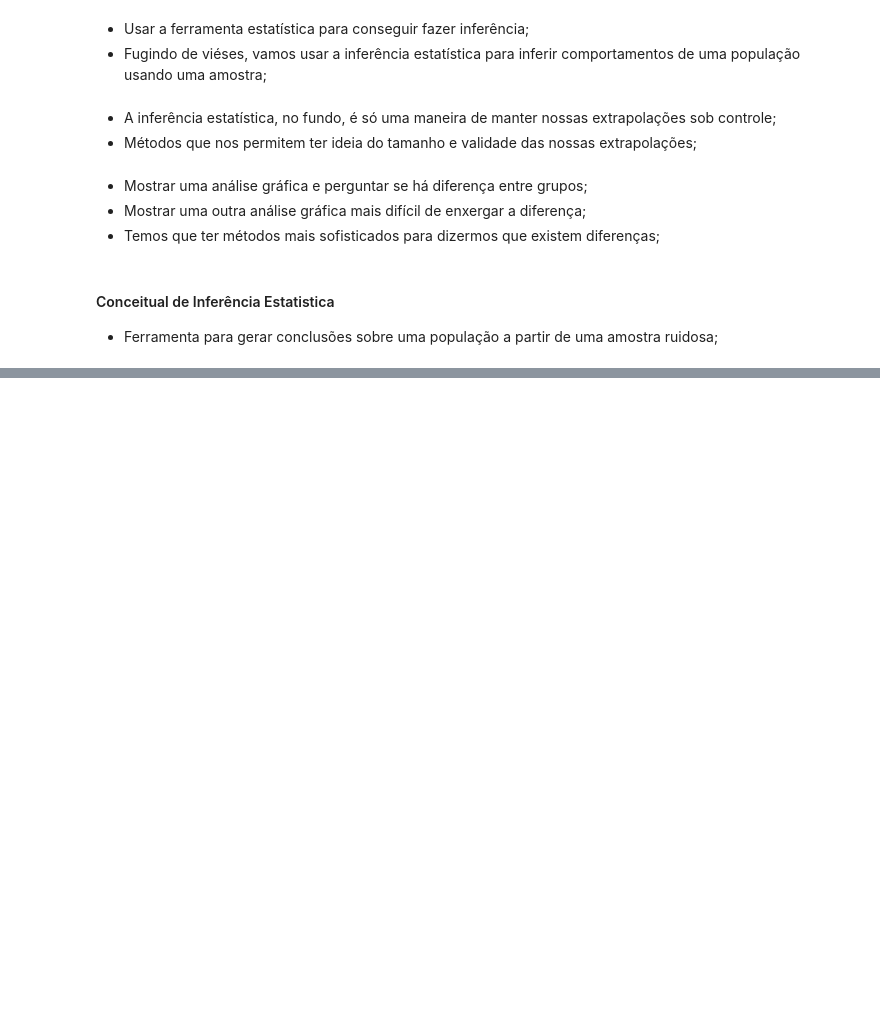
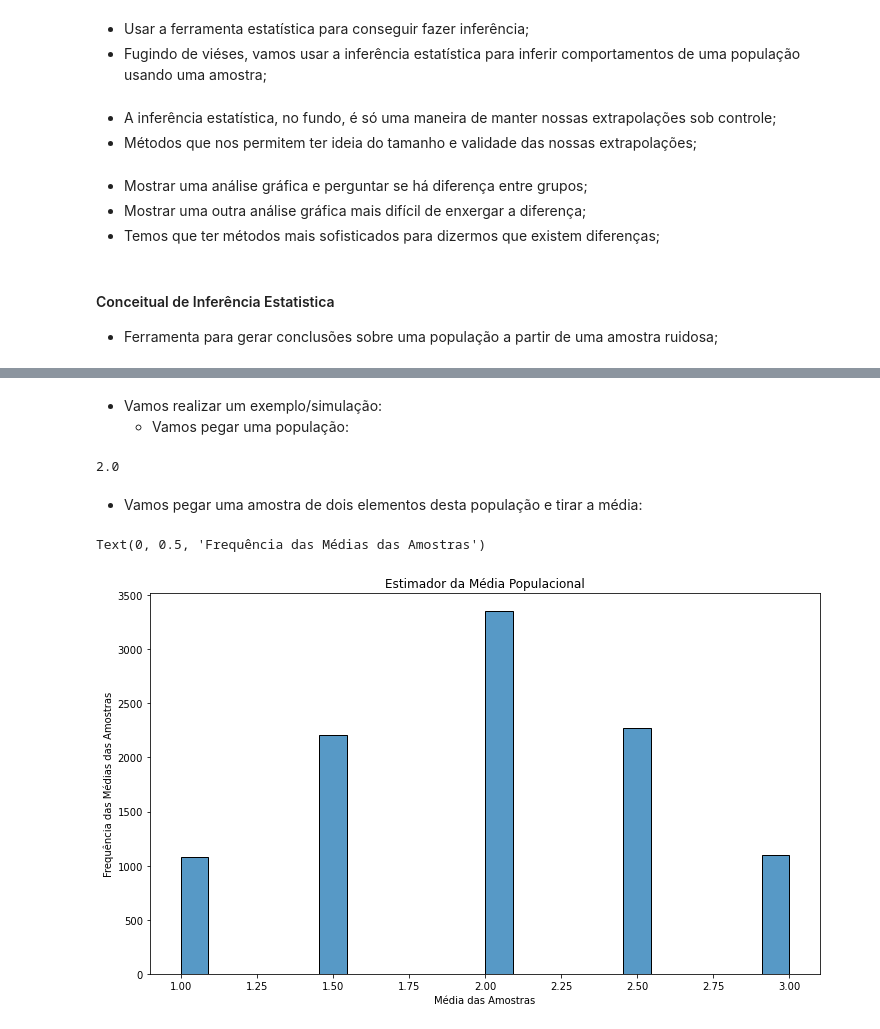
Before and after one commit to Vieirbat/Causal-Inference, a Jupyter notebook: Prática - Aulas.ipynb, the cells around one changed output, grey strips where cells are left out. Saved outputs shown, nothing was run; the diff lists cells and outputs as text; code cells hidden in the pictures; blank space fills up the shorter version.

```diff
--- a/Prática - Aulas.ipynb
+++ b/Prática - Aulas.ipynb
@@ -39,0 +79,37 @@ os.getcwd()
+# %% [markdown]
+-  Vamos realizar um exemplo/simulação:
+    - Vamos pegar uma população:
+# %%
+# população
+p = [1,2,3]
+
+p = pd.Series(p)
+# %%
+# Média da população
+p.mean()
+# %% [output]
+2.0
+# %% [markdown]
+- Vamos pegar uma amostra de dois elementos desta população e tirar a média:
+# %%
+tamanho_amostra = 2
+quantidade_amostras = 10000
+
+lista_media_amostras = []
+
+for num_amostra in range(quantidade_amostras):
+    # criando uma amostra de tamanho "tamanho_amostra" com reposição
+    amostra = p.sample(n=tamanho_amostra, replace=True)
+    media_amostra = amostra.mean()
+    lista_media_amostras.append(media_amostra)
+# %%
+ax, fig = plt.subplots(nrows=1, ncols=1, figsize=(12,7))
+ax = sb.histplot(lista_media_amostras)
+
+ax.set_title("Estimador da Média Populacional")
+
+ax.set_xlabel("Média das Amostras")
+ax.set_ylabel("Frequência das Médias das Amostras")
+# %% [output]
+Text(0, 0.5, 'Frequência das Médias das Amostras')
+[figure, added]
```
Also changed, not shown: parts of 113 cells of this notebook.
